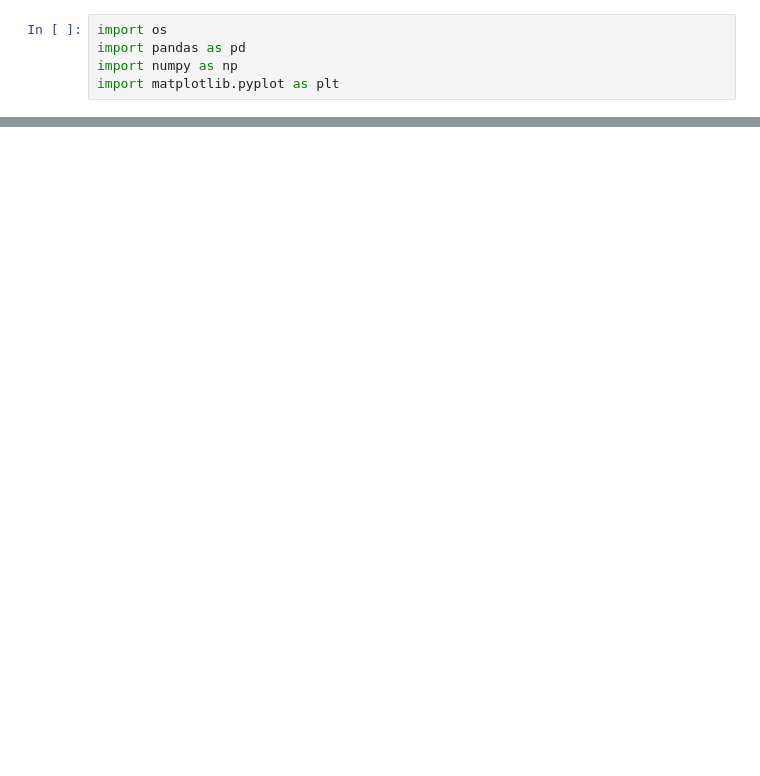
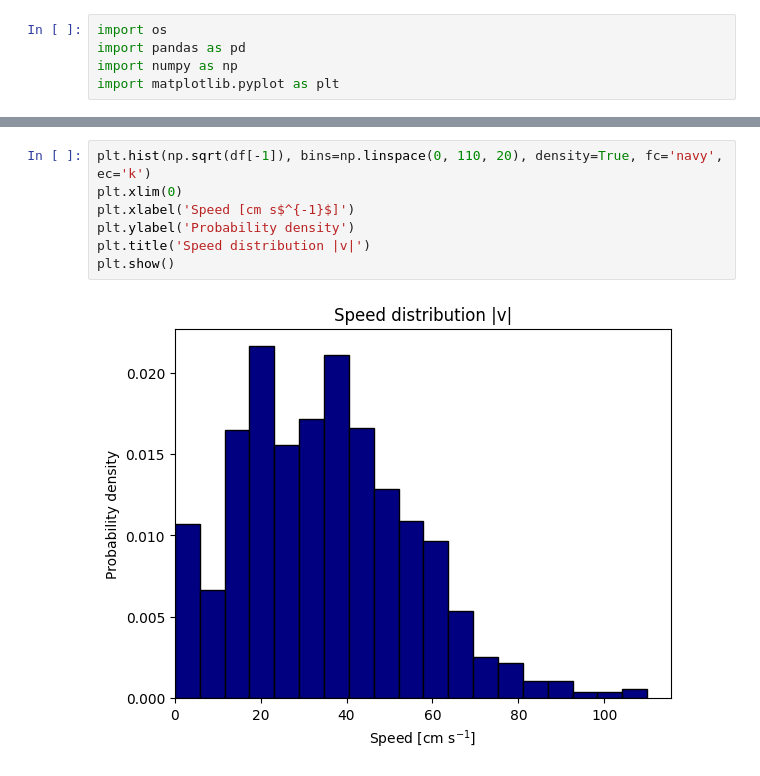
Before and after one commit to willidu/TFY4165, a Jupyter notebook: numeric2/numeric2.ipynb, the cells around one changed output, grey strips where cells are left out. Drawn from its saved outputs; the diff is of its cells as text; blank space fills up the shorter version.

```diff
--- a/numeric2/numeric2.ipynb
+++ b/numeric2/numeric2.ipynb
@@ -26,0 +34,9 @@ plt.show()
+# %%
+plt.hist(np.sqrt(df[-1]), bins=np.linspace(0, 110, 20), density=True, fc='navy', ec='k')
+plt.xlim(0)
+plt.xlabel('Speed [cm s$^{-1}$]')
+plt.ylabel('Probability density')
+plt.title('Speed distribution |v|')
+plt.show()
+# %% [output]
+[figure, added]
```
Also changed, not shown: parts of 5 cells of this notebook.
